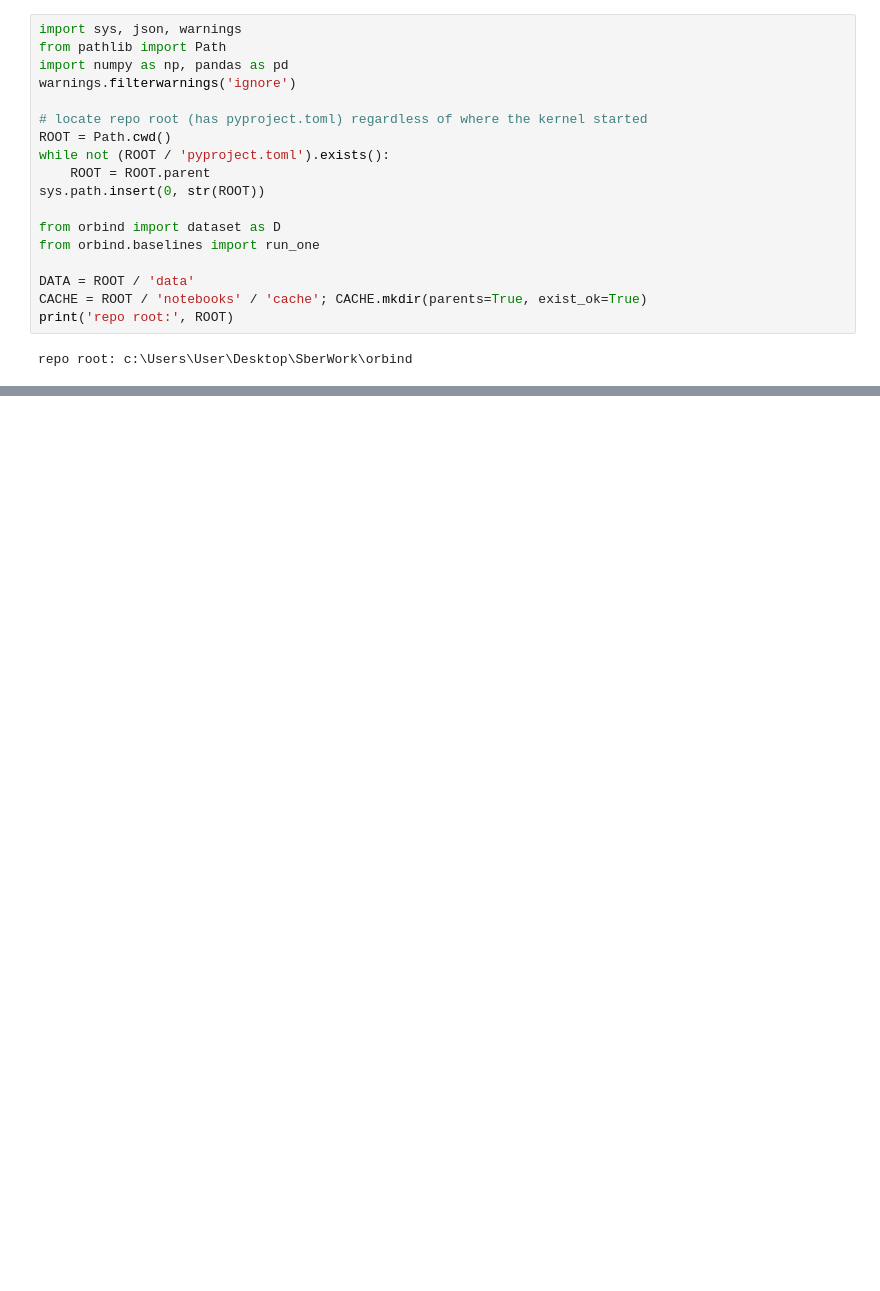
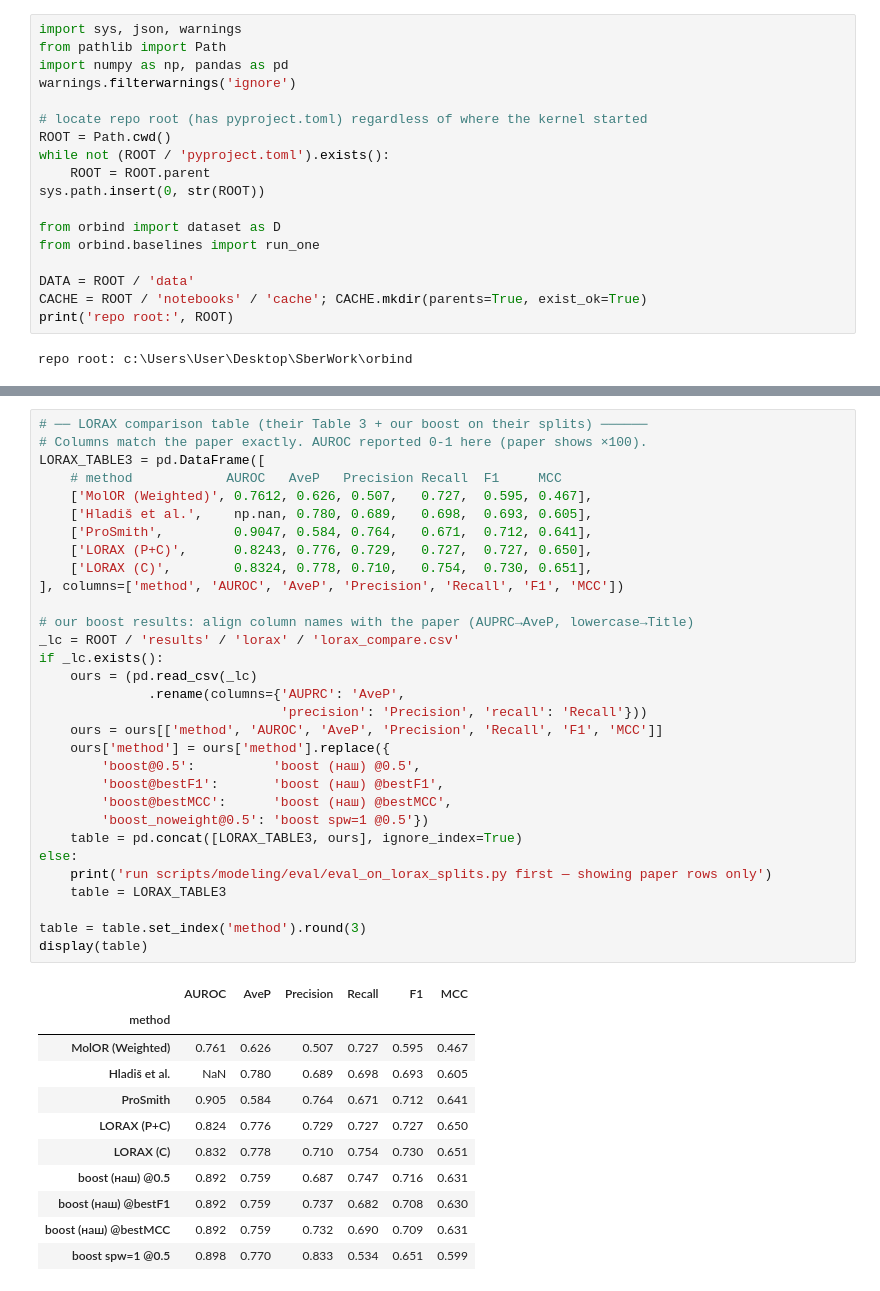
Before and after one commit to E-Kovtun/Olfaction-Binding, a Jupyter notebook: notebooks/baseline_screening.ipynb, the cells around one changed output, grey strips where cells are left out. Saved outputs shown, nothing was run; the diff lists cells and outputs as text; blank space fills up the shorter version.

```diff
--- a/notebooks/baseline_screening.ipynb
+++ b/notebooks/baseline_screening.ipynb
@@ -185,0 +528,43 @@ for head in HEADS:
+# %%
+# ── LORAX comparison table (their Table 3 + our boost on their splits) ──────
+# Columns match the paper exactly. AUROC reported 0-1 here (paper shows ×100).
+LORAX_TABLE3 = pd.DataFrame([
+    # method            AUROC   AveP   Precision Recall  F1     MCC
+    ['MolOR (Weighted)', 0.7612, 0.626, 0.507,   0.727,  0.595, 0.467],
+    ['Hladiš et al.',    np.nan, 0.780, 0.689,   0.698,  0.693, 0.605],
+    ['ProSmith',         0.9047, 0.584, 0.764,   0.671,  0.712, 0.641],
+    ['LORAX (P+C)',      0.8243, 0.776, 0.729,   0.727,  0.727, 0.650],
+    ['LORAX (C)',        0.8324, 0.778, 0.710,   0.754,  0.730, 0.651],
+], columns=['method', 'AUROC', 'AveP', 'Precision', 'Recall', 'F1', 'MCC'])
+
+# our boost results: align column names with the paper (AUPRC→AveP, lowercase→Title)
+_lc = ROOT / 'results' / 'lorax' / 'lorax_compare.csv'
+if _lc.exists():
+    ours = (pd.read_csv(_lc)
+              .rename(columns={'AUPRC': 'AveP',
+                               'precision': 'Precision', 'recall': 'Recall'}))
+    ours = ours[['method', 'AUROC', 'AveP', 'Precision', 'Recall', 'F1', 'MCC']]
+    ours['method'] = ours['method'].replace({
+        'boost@0.5':          'boost (наш) @0.5',
+        'boost@bestF1':       'boost (наш) @bestF1',
+        'boost@bestMCC':      'boost (наш) @bestMCC',
+        'boost_noweight@0.5': 'boost spw=1 @0.5'})
+    table = pd.concat([LORAX_TABLE3, ours], ignore_index=True)
+else:
+    print('run scripts/modeling/eval/eval_on_lorax_splits.py first — showing paper rows only')
+    table = LORAX_TABLE3
+
+table = table.set_index('method').round(3)
+display(table)
+# %% [output]
+|  | AUROC | AveP | Precision | Recall | F1 | MCC |
+| method |  |  |  |  |  |  |
+| MolOR (Weighted) | 0.761 | 0.626 | 0.507 | 0.727 | 0.595 | 0.467 |
+| Hladiš et al. | NaN | 0.780 | 0.689 | 0.698 | 0.693 | 0.605 |
+| ProSmith | 0.905 | 0.584 | 0.764 | 0.671 | 0.712 | 0.641 |
+| LORAX (P+C) | 0.824 | 0.776 | 0.729 | 0.727 | 0.727 | 0.650 |
+| LORAX (C) | 0.832 | 0.778 | 0.710 | 0.754 | 0.730 | 0.651 |
+| boost (наш) @0.5 | 0.892 | 0.759 | 0.687 | 0.747 | 0.716 | 0.631 |
+| boost (наш) @bestF1 | 0.892 | 0.759 | 0.737 | 0.682 | 0.708 | 0.630 |
+| boost (наш) @bestMCC | 0.892 | 0.759 | 0.732 | 0.690 | 0.709 | 0.631 |
+| boost spw=1 @0.5 | 0.898 | 0.770 | 0.833 | 0.534 | 0.651 | 0.599 |
```
Also changed, not shown: parts of 17 cells of this notebook, 14 other files.
